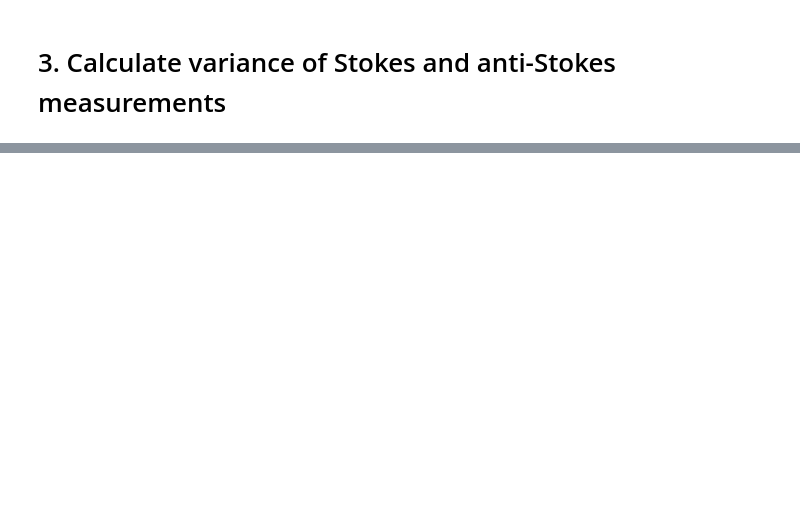
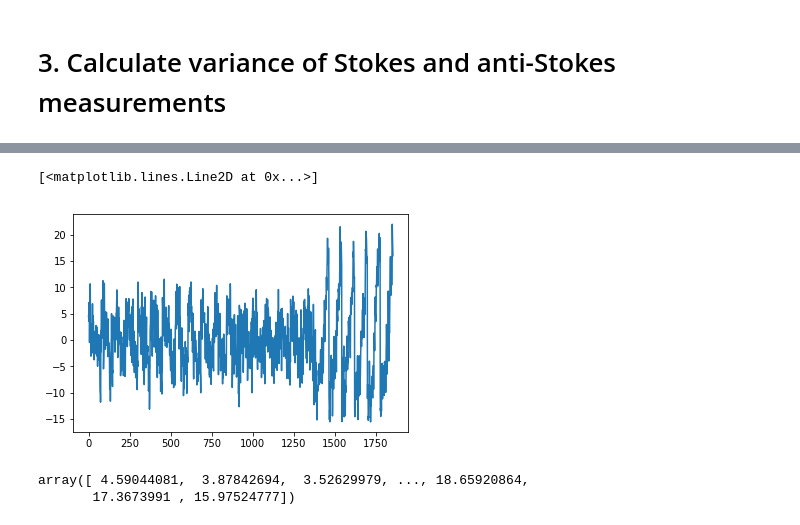
Before and after one commit to dtscalibration/python-dts-calibration, a Jupyter notebook: examples/notebooks/03Calculate_variance_Stokes.ipynb, the cells around one changed output, grey strips where cells are left out. Drawn from its saved outputs; the diff is of its cells as text; code cells hidden in the pictures; blank space fills up the shorter version.

```diff
--- a/examples/notebooks/03Calculate_variance_Stokes.ipynb
+++ b/examples/notebooks/03Calculate_variance_Stokes.ipynb
@@ -36,7 +68,15 @@ print("The variance of the Stokes signal along the reference sections "
 # %%
-# plt.plot(residuals)  # not precisely randoms
+plt.plot(residuals)  # not precisely randoms
+# %% [output]
+[<matplotlib.lines.Line2D at 0x...>]
+[figure, added]
 # %%
 import numpy as np
 # %%
 np.tile([0., -1.], 4
        )
+# %%
+residuals
+# %% [output]
+array([ 4.59044081,  3.87842694,  3.52629979, ..., 18.65920864,
+       17.3673991 , 15.97524777])
```
Also changed, not shown: parts of 5 cells of this notebook, 16 other files.
